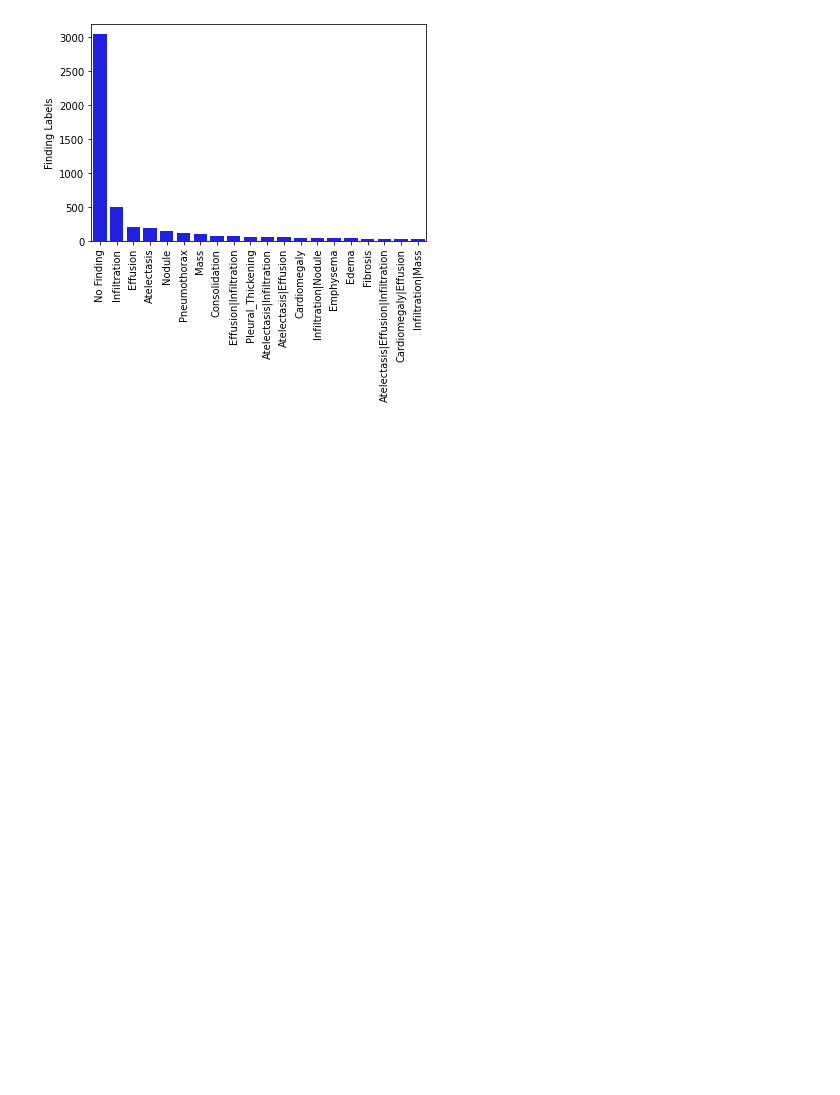
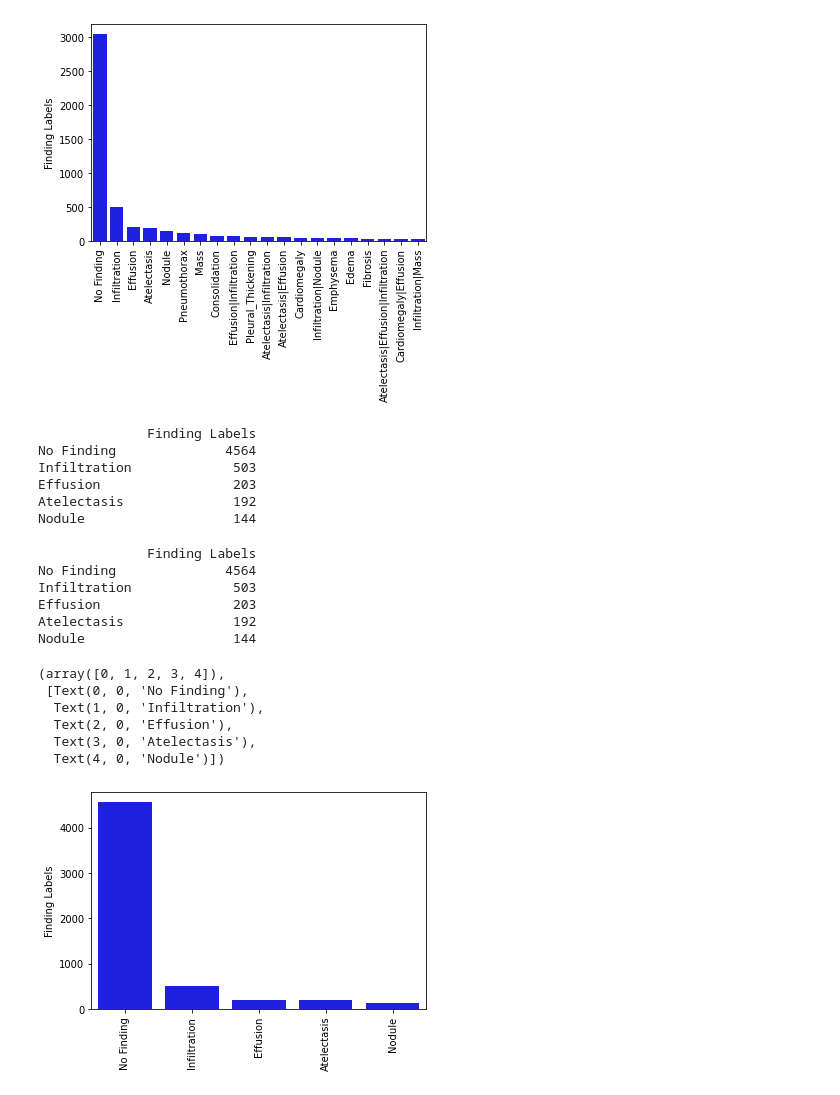
Before and after one commit to matheushcamilo/disease-xray-classification, a Jupyter notebook: archive/contato-inicial.ipynb, the cells around one changed output. Drawn from its saved outputs; the diff is of its cells as text; code cells hidden in the pictures; blank space fills up the shorter version.

Commit message:
Modelagem do dataset para aplicar os modelos de classificação

```diff
--- a/archive/contato-inicial.ipynb
+++ b/archive/contato-inicial.ipynb
@@ -83,3 +83,44 @@ plt.xticks(rotation = 90)
   Text(18, 0, 'Cardiomegaly|Effusion'),
   Text(19, 0, 'Infiltration|Mass')])
 [figure]
+# %%
+#Como pode ser observado acima, as classes 'Infiltration', 'Efusion', 'Atelectasis' e 'Nodule'
+#são as quatro mais predominantes no dataset. Ainda, existem pouquíssimos casos de doenças coexistentes
+#neste dataset.
+#Portanto, transformarei as demais classes em 'No Finding' para que possa aplicar o método mais adequado e
+#concentrar os resultados em 4 classes e uma que identifica que nada foi encontrado
+useful_classes = ['Infiltration', 'Effusion', 'Atelectasis', 'Nodule']
+data['Finding Labels'] = data['Finding Labels'].map(lambda result: result if result in useful_classes else 'No Finding')
+# %%
+quantidade_registros_por_label = data['Finding Labels'].value_counts()
+quantidade_registros_por_label_dataframe = quantidade_registros_por_label.to_frame()
+print(quantidade_registros_por_label_dataframe)
+# %% [output]
+              Finding Labels
+No Finding              4564
+Infiltration             503
+Effusion                 203
+Atelectasis              192
+Nodule                   144
+# %%
+#O novo dataset está distribuído da forma abaixo
+quantidade_registros_por_label = data['Finding Labels'].value_counts()
+quantidade_registros_por_label_dataframe = quantidade_registros_por_label.to_frame()
+print(quantidade_registros_por_label_dataframe)
+sns.barplot(x = quantidade_registros_por_label_dataframe.index[:20], y="Finding Labels",
+ data=quantidade_registros_por_label_dataframe[:20], color = "blue")
+plt.xticks(rotation = 90)
+# %% [output]
+              Finding Labels
+No Finding              4564
+Infiltration             503
+Effusion                 203
+Atelectasis              192
+Nodule                   144
+(array([0, 1, 2, 3, 4]),
+ [Text(0, 0, 'No Finding'),
+  Text(1, 0, 'Infiltration'),
+  Text(2, 0, 'Effusion'),
+  Text(3, 0, 'Atelectasis'),
+  Text(4, 0, 'Nodule')])
+[figure, added]
```
Also changed, not shown: parts of 1 cell of this notebook.
